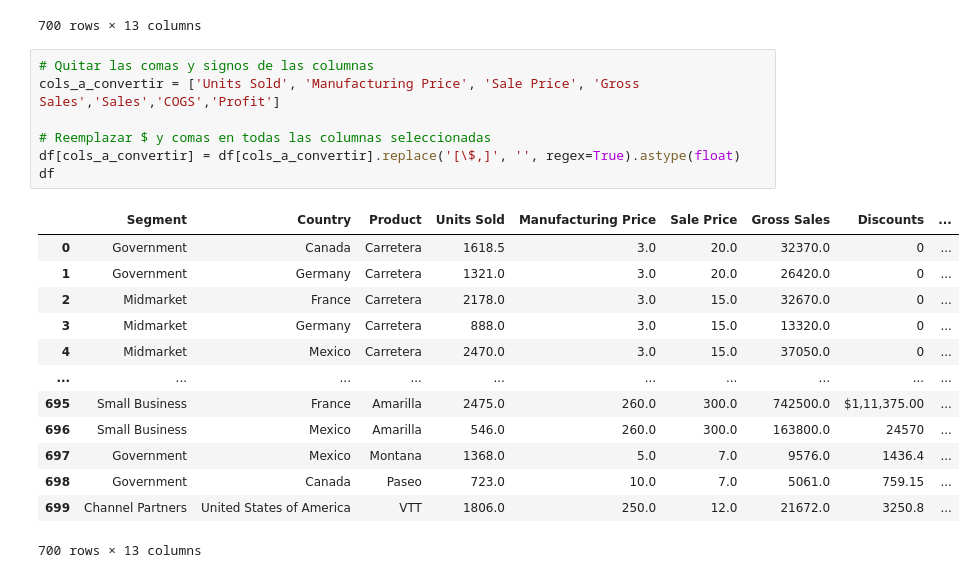
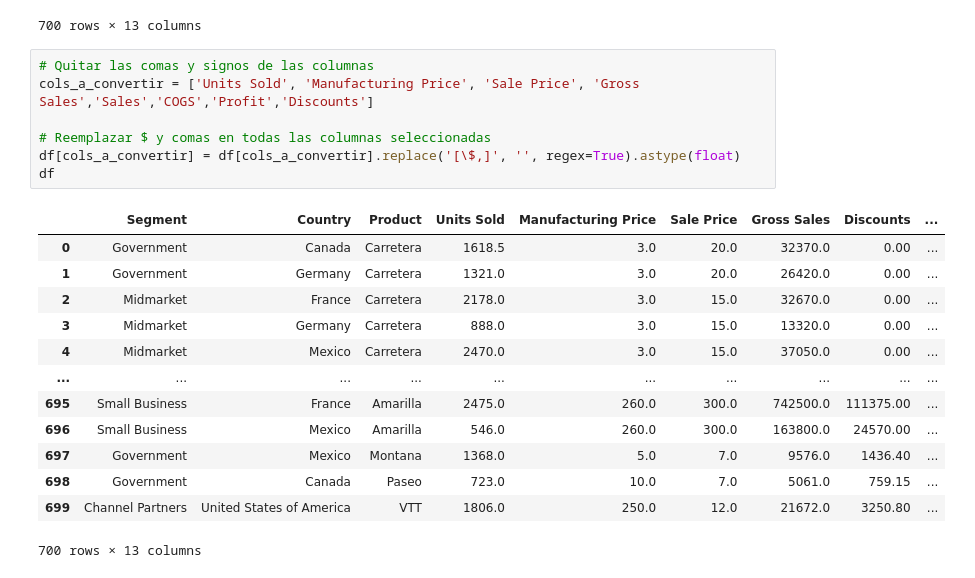
Before and after one commit to GonzaloCanoP/P01-Proyecto-Lab-Aprednizaje-Estadistico, a Jupyter notebook: P01- Regresión.ipynb, the cells around one changed output. Drawn from its saved outputs; the diff is of its cells as text.

```diff
--- a/P01- Regresión.ipynb
+++ b/P01- Regresión.ipynb
@@ -45,24 +129,24 @@ df
 700 rows × 13 columns
 # %%
 # Quitar las comas y signos de las columnas
-cols_a_convertir = ['Units Sold', 'Manufacturing Price', 'Sale Price', 'Gross Sales','Sales','COGS','Profit']
+cols_a_convertir = ['Units Sold', 'Manufacturing Price', 'Sale Price', 'Gross Sales','Sales','COGS','Profit','Discounts']
 
 # Reemplazar $ y comas en todas las columnas seleccionadas
 df[cols_a_convertir] = df[cols_a_convertir].replace('[\$,]', '', regex=True).astype(float)
 df
 # %% [output]
 |  | Segment | Country | Product | Units Sold | Manufacturing Price | Sale Price | Gross Sales | Discounts | ... |
-| 0 | Government | Canada | Carretera | 1618.5 | 3.0 | 20.0 | 32370.0 | 0 | ... |
-| 1 | Government | Germany | Carretera | 1321.0 | 3.0 | 20.0 | 26420.0 | 0 | ... |
-| 2 | Midmarket | France | Carretera | 2178.0 | 3.0 | 15.0 | 32670.0 | 0 | ... |
-| 3 | Midmarket | Germany | Carretera | 888.0 | 3.0 | 15.0 | 13320.0 | 0 | ... |
-| 4 | Midmarket | Mexico | Carretera | 2470.0 | 3.0 | 15.0 | 37050.0 | 0 | ... |
+| 0 | Government | Canada | Carretera | 1618.5 | 3.0 | 20.0 | 32370.0 | 0.00 | ... |
+| 1 | Government | Germany | Carretera | 1321.0 | 3.0 | 20.0 | 26420.0 | 0.00 | ... |
+| 2 | Midmarket | France | Carretera | 2178.0 | 3.0 | 15.0 | 32670.0 | 0.00 | ... |
+| 3 | Midmarket | Germany | Carretera | 888.0 | 3.0 | 15.0 | 13320.0 | 0.00 | ... |
+| 4 | Midmarket | Mexico | Carretera | 2470.0 | 3.0 | 15.0 | 37050.0 | 0.00 | ... |
 | ... | ... | ... | ... | ... | ... | ... | ... | ... | ... |
-| 695 | Small Business | France | Amarilla | 2475.0 | 260.0 | 300.0 | 742500.0 | $1,11,375.00 | ... |
-| 696 | Small Business | Mexico | Amarilla | 546.0 | 260.0 | 300.0 | 163800.0 | 24570 | ... |
-| 697 | Government | Mexico | Montana | 1368.0 | 5.0 | 7.0 | 9576.0 | 1436.4 | ... |
+| 695 | Small Business | France | Amarilla | 2475.0 | 260.0 | 300.0 | 742500.0 | 111375.00 | ... |
+| 696 | Small Business | Mexico | Amarilla | 546.0 | 260.0 | 300.0 | 163800.0 | 24570.00 | ... |
+| 697 | Government | Mexico | Montana | 1368.0 | 5.0 | 7.0 | 9576.0 | 1436.40 | ... |
 | 698 | Government | Canada | Paseo | 723.0 | 10.0 | 7.0 | 5061.0 | 759.15 | ... |
-| 699 | Channel Partners | United States of America | VTT | 1806.0 | 250.0 | 12.0 | 21672.0 | 3250.8 | ... |
+| 699 | Channel Partners | United States of America | VTT | 1806.0 | 250.0 | 12.0 | 21672.0 | 3250.80 | ... |
 700 rows × 13 columns
 # %%
 df.describe()
```
Also changed, not shown: parts of 5 cells of this notebook.
